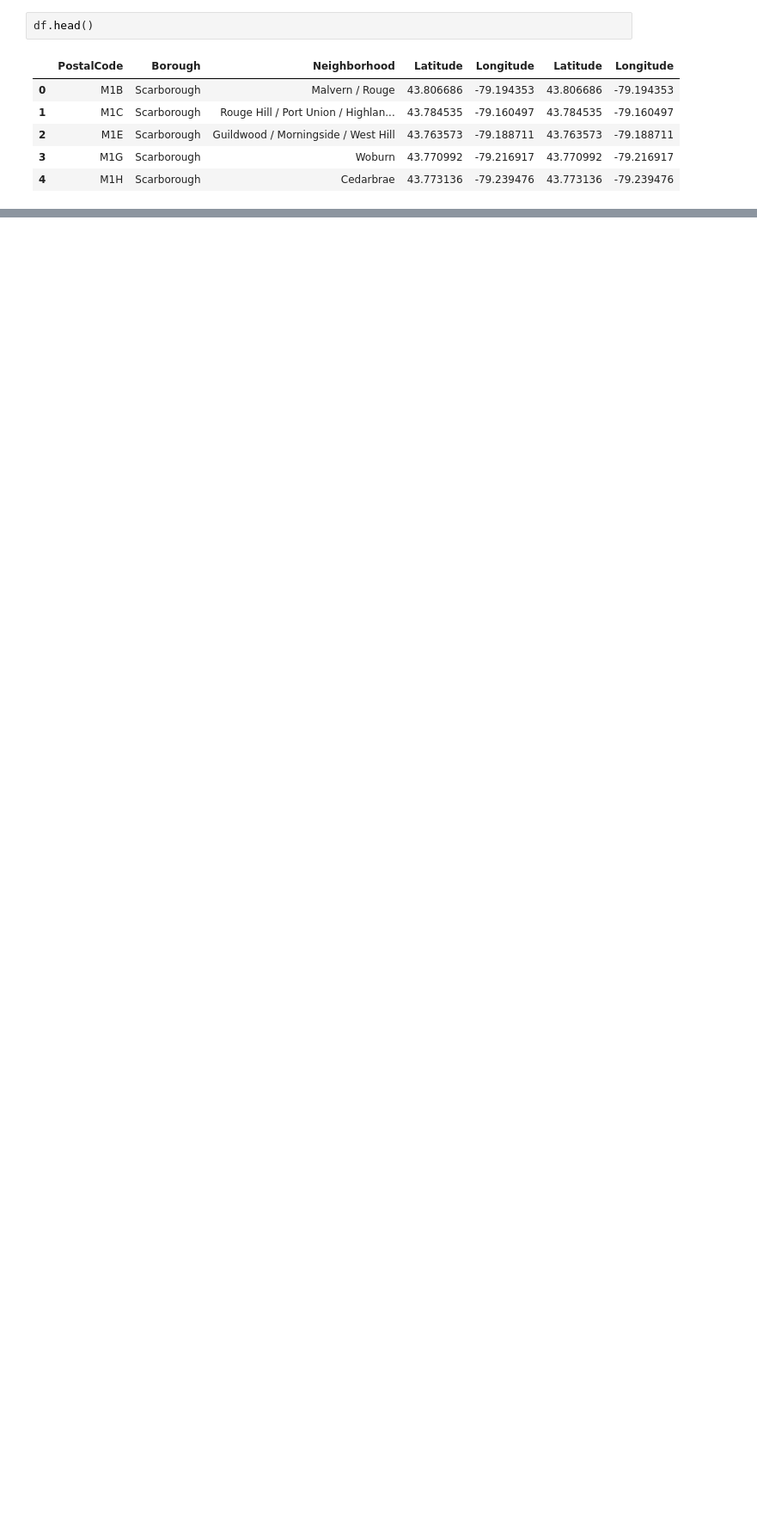
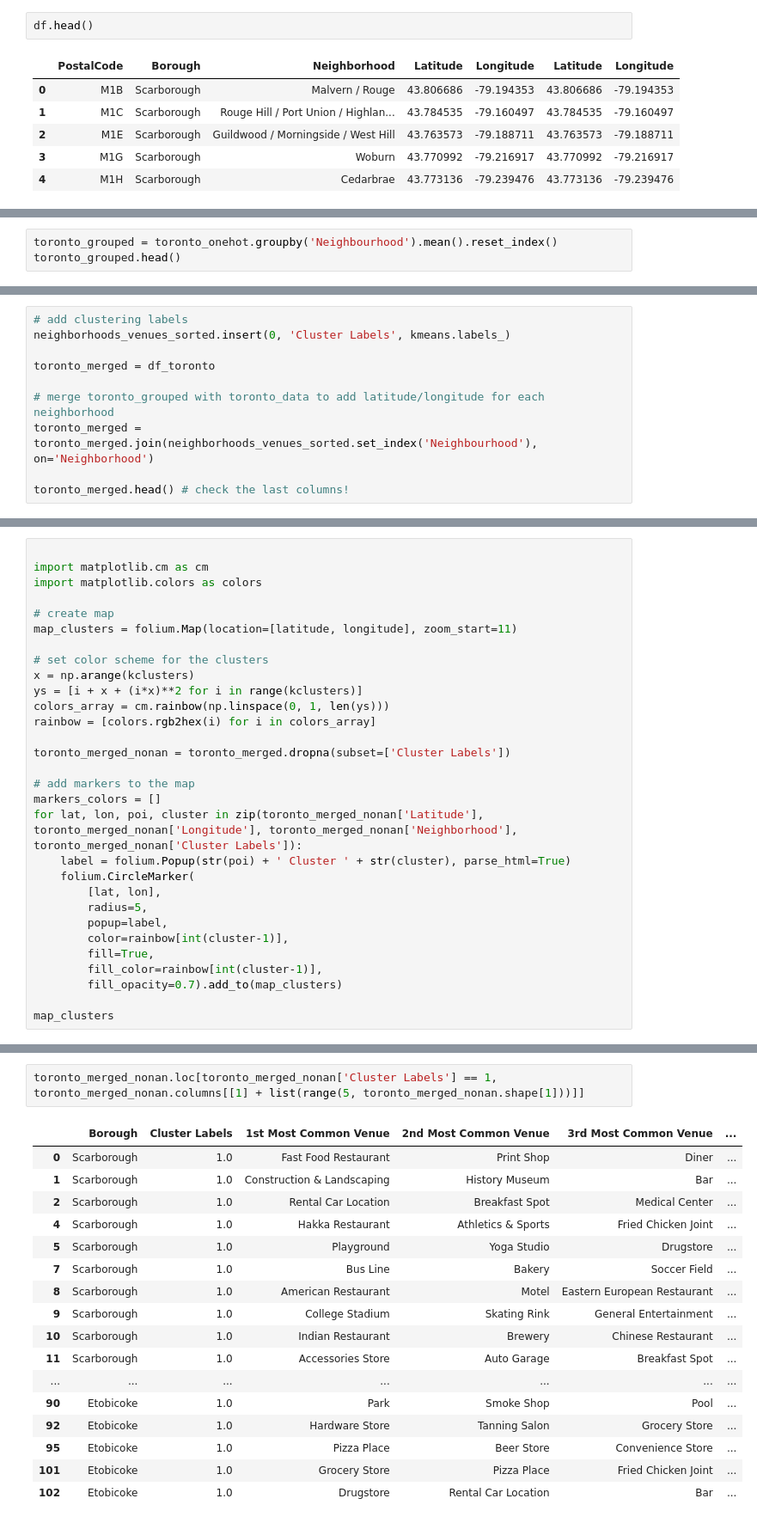
Before and after one commit to manojchiba/Segmenting-and-Clustering-Neighborhoods-in-Canada, a Jupyter notebook: Segmenting and clustering neighbourhoods in the ci.ipynb, the cells around one changed output, grey strips where cells are left out. Shown: that part at 86% size. Saved outputs shown, nothing was run; the diff lists cells and outputs as text; blank space fills up the shorter version.

```diff
--- a/Segmenting and clustering neighbourhoods in the ci.ipynb
+++ b/Segmenting and clustering neighbourhoods in the ci.ipynb
@@ -83,0 +390,3 @@ df.head()
+# %%
+toronto_grouped = toronto_onehot.groupby('Neighbourhood').mean().reset_index()
+toronto_grouped.head()
@@ -83,0 +457,10 @@ df.head()
+# %%
+# add clustering labels
+neighborhoods_venues_sorted.insert(0, 'Cluster Labels', kmeans.labels_)
+
+toronto_merged = df_toronto
+
+# merge toronto_grouped with toronto_data to add latitude/longitude for each neighborhood
+toronto_merged = toronto_merged.join(neighborhoods_venues_sorted.set_index('Neighbourhood'), on='Neighborhood')
+
+toronto_merged.head() # check the last columns!
@@ -83,0 +474,30 @@ df.head()
+# %%
+
+import matplotlib.cm as cm
+import matplotlib.colors as colors
+
+# create map
+map_clusters = folium.Map(location=[latitude, longitude], zoom_start=11)
+
+# set color scheme for the clusters
+x = np.arange(kclusters)
+ys = [i + x + (i*x)**2 for i in range(kclusters)]
+colors_array = cm.rainbow(np.linspace(0, 1, len(ys)))
+rainbow = [colors.rgb2hex(i) for i in colors_array]
+
+toronto_merged_nonan = toronto_merged.dropna(subset=['Cluster Labels'])
+
+# add markers to the map
+markers_colors = []
+for lat, lon, poi, cluster in zip(toronto_merged_nonan['Latitude'], toronto_merged_nonan['Longitude'], toronto_merged_nonan['Neighborhood'], toronto_merged_nonan['Cluster Labels']):
+    label = folium.Popup(str(poi) + ' Cluster ' + str(cluster), parse_html=True)
+    folium.CircleMarker(
+        [lat, lon],
+        radius=5,
+        popup=label,
+        color=rainbow[int(cluster-1)],
+        fill=True,
+        fill_color=rainbow[int(cluster-1)],
+        fill_opacity=0.7).add_to(map_clusters)
+
+map_clusters
@@ -83,0 +513,20 @@ df.head()
+# %%
+toronto_merged_nonan.loc[toronto_merged_nonan['Cluster Labels'] == 1, toronto_merged_nonan.columns[[1] + list(range(5, toronto_merged_nonan.shape[1]))]]
+# %% [output]
+|  | Borough | Cluster Labels | 1st Most Common Venue | 2nd Most Common Venue | 3rd Most Common Venue | ... |
+| 0 | Scarborough | 1.0 | Fast Food Restaurant | Print Shop | Diner | ... |
+| 1 | Scarborough | 1.0 | Construction & Landscaping | History Museum | Bar | ... |
+| 2 | Scarborough | 1.0 | Rental Car Location | Breakfast Spot | Medical Center | ... |
+| 4 | Scarborough | 1.0 | Hakka Restaurant | Athletics & Sports | Fried Chicken Joint | ... |
+| 5 | Scarborough | 1.0 | Playground | Yoga Studio | Drugstore | ... |
+| 7 | Scarborough | 1.0 | Bus Line | Bakery | Soccer Field | ... |
+| 8 | Scarborough | 1.0 | American Restaurant | Motel | Eastern European Restaurant | ... |
+| 9 | Scarborough | 1.0 | College Stadium | Skating Rink | General Entertainment | ... |
+| 10 | Scarborough | 1.0 | Indian Restaurant | Brewery | Chinese Restaurant | ... |
+| 11 | Scarborough | 1.0 | Accessories Store | Auto Garage | Breakfast Spot | ... |
+| ... | ... | ... | ... | ... | ... | ... |
+| 90 | Etobicoke | 1.0 | Park | Smoke Shop | Pool | ... |
+| 92 | Etobicoke | 1.0 | Hardware Store | Tanning Salon | Grocery Store | ... |
+| 95 | Etobicoke | 1.0 | Pizza Place | Beer Store | Convenience Store | ... |
+| 101 | Etobicoke | 1.0 | Grocery Store | Pizza Place | Fried Chicken Joint | ... |
+| 102 | Etobicoke | 1.0 | Drugstore | Rental Car Location | Bar | ... |
```
Also changed, not shown: parts of 38 cells of this notebook.
